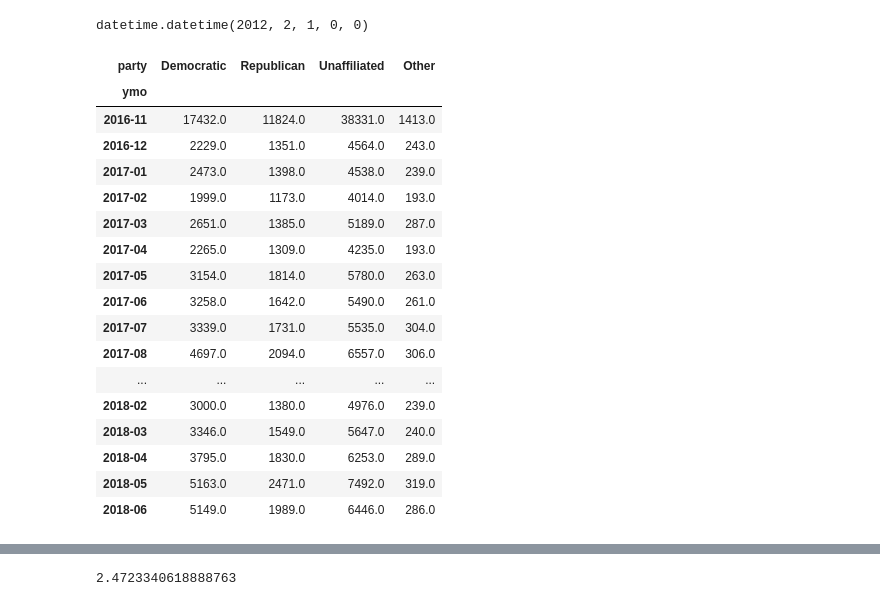
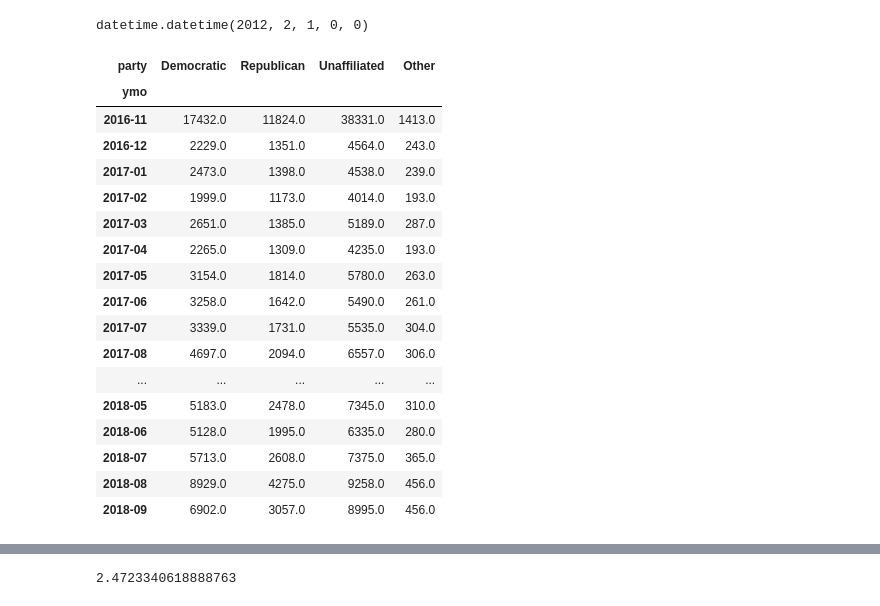
Before and after one commit to jakekara/ct-voter-registration-numbers, a Jupyter notebook: Voter registration by party and month OCTOBER UPDATE.ipynb, the cells around one changed output, grey strips where cells are left out. Saved outputs shown, nothing was run; the diff lists cells and outputs as text; code cells hidden in the pictures.

```diff
--- a/Voter registration by party and month OCTOBER UPDATE.ipynb
+++ b/Voter registration by party and month OCTOBER UPDATE.ipynb
@@ -430,35 +461,37 @@ datetime.datetime(2012, 2, 1, 0, 0)
 # %%
 def post_pres(pyear, with_nov=False):
     start = str(pyear) + "-" + "11"
-    end = str(int(pyear) + 2) + "-" + "06"
+    # MODIFIED - NOW WE CAN GO UP THROUGH SEPTEMBER
+    #end = str(int(pyear) + 2) + "-" + "06"
+    end = str(int(pyear) + 2) + "-" + "09"
 
     if with_nov:
         ret = chartdf[(chartdf.index.map(ymodt) >= start) & (chartdf.index.map(ymodt) <= end)]
     else:
         ret = chartdf[(chartdf.index.map(ymodt) > start) & (chartdf.index.map(ymodt) <= end)]
 
     return ret
 
 post_pres(2016, with_nov=True)
 # %% [output]
 | party | Democratic | Republican | Unaffiliated | Other |
 | ymo |  |  |  |  |
 | 2016-11 | 17432.0 | 11824.0 | 38331.0 | 1413.0 |
 | 2016-12 | 2229.0 | 1351.0 | 4564.0 | 243.0 |
 | 2017-01 | 2473.0 | 1398.0 | 4538.0 | 239.0 |
 | 2017-02 | 1999.0 | 1173.0 | 4014.0 | 193.0 |
 | 2017-03 | 2651.0 | 1385.0 | 5189.0 | 287.0 |
 | 2017-04 | 2265.0 | 1309.0 | 4235.0 | 193.0 |
 | 2017-05 | 3154.0 | 1814.0 | 5780.0 | 263.0 |
 | 2017-06 | 3258.0 | 1642.0 | 5490.0 | 261.0 |
 | 2017-07 | 3339.0 | 1731.0 | 5535.0 | 304.0 |
 | 2017-08 | 4697.0 | 2094.0 | 6557.0 | 306.0 |
 | ... | ... | ... | ... | ... |
-| 2018-02 | 3000.0 | 1380.0 | 4976.0 | 239.0 |
-| 2018-03 | 3346.0 | 1549.0 | 5647.0 | 240.0 |
-| 2018-04 | 3795.0 | 1830.0 | 6253.0 | 289.0 |
-| 2018-05 | 5163.0 | 2471.0 | 7492.0 | 319.0 |
-| 2018-06 | 5149.0 | 1989.0 | 6446.0 | 286.0 |
+| 2018-05 | 5183.0 | 2478.0 | 7345.0 | 310.0 |
+| 2018-06 | 5128.0 | 1995.0 | 6335.0 | 280.0 |
+| 2018-07 | 5713.0 | 2608.0 | 7375.0 | 365.0 |
+| 2018-08 | 8929.0 | 4275.0 | 9258.0 | 456.0 |
+| 2018-09 | 6902.0 | 3057.0 | 8995.0 | 456.0 |
 # %%
 post_pres(2016).plot(colors=colors)
 # %% [output]
```
Also changed, not shown: parts of 24 cells of this notebook, 49 other files.
